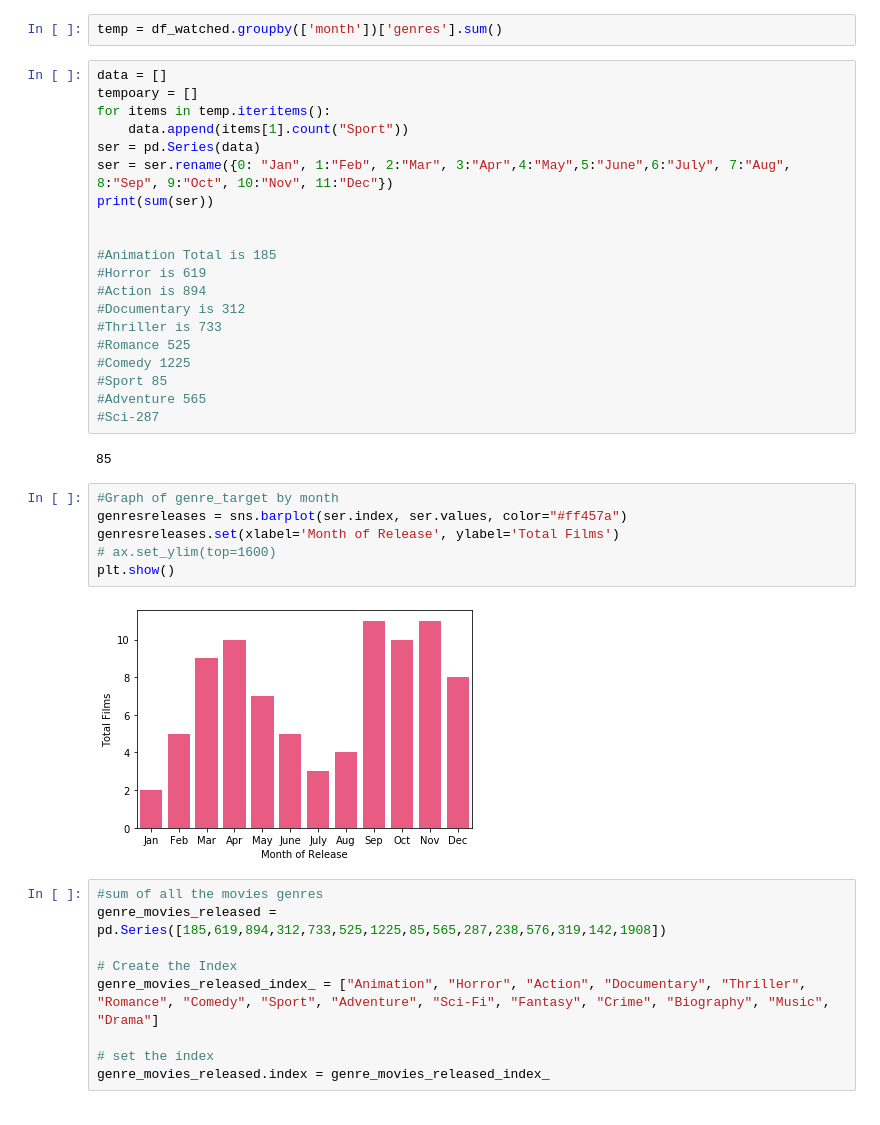
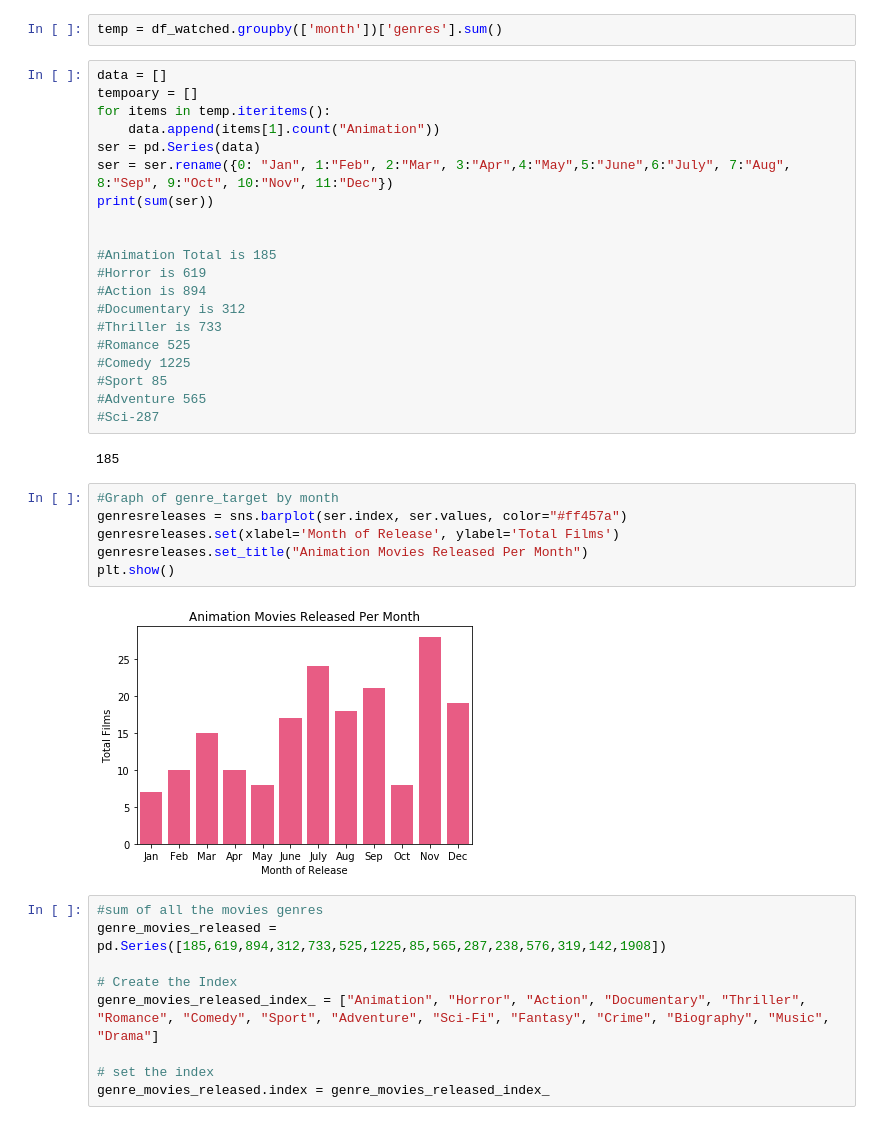
Before and after one commit to anilca-lab/FIS-Mod1-Project, a Jupyter notebook: imported_film_data.ipynb, the cells around one changed output. Drawn from its saved outputs; the diff is of its cells as text.

Commit message:
Started to add content to Movie_Analysis

```diff
--- a/imported_film_data.ipynb
+++ b/imported_film_data.ipynb
@@ -204,7 +204,7 @@ temp = df_watched.groupby(['month'])['genres'].sum()
 data = []
 tempoary = []
 for items in temp.iteritems():
-    data.append(items[1].count("Sport"))
+    data.append(items[1].count("Animation"))
 ser = pd.Series(data)
 ser = ser.rename({0: "Jan", 1:"Feb", 2:"Mar", 3:"Apr",4:"May",5:"June",6:"July", 7:"Aug", 8:"Sep", 9:"Oct", 10:"Nov", 11:"Dec"})
 print(sum(ser))
@@ -221,15 +221,15 @@ print(sum(ser))
 #Adventure 565
 #Sci-287
 # %% [output]
-85
+185
 # %%
 #Graph of genre_target by month
 genresreleases = sns.barplot(ser.index, ser.values, color="#ff457a")
 genresreleases.set(xlabel='Month of Release', ylabel='Total Films')
-# ax.set_ylim(top=1600)
+genresreleases.set_title("Animation Movies Released Per Month")
 plt.show()
 # %% [output]
-[figure, old version]
+[figure, new version]
 # %%
 #sum of all the movies genres
 genre_movies_released = pd.Series([185,619,894,312,733,525,1225,85,565,287,238,576,319,142,1908])
```
Also changed, not shown: parts of 6 cells of this notebook, 1 other file.
